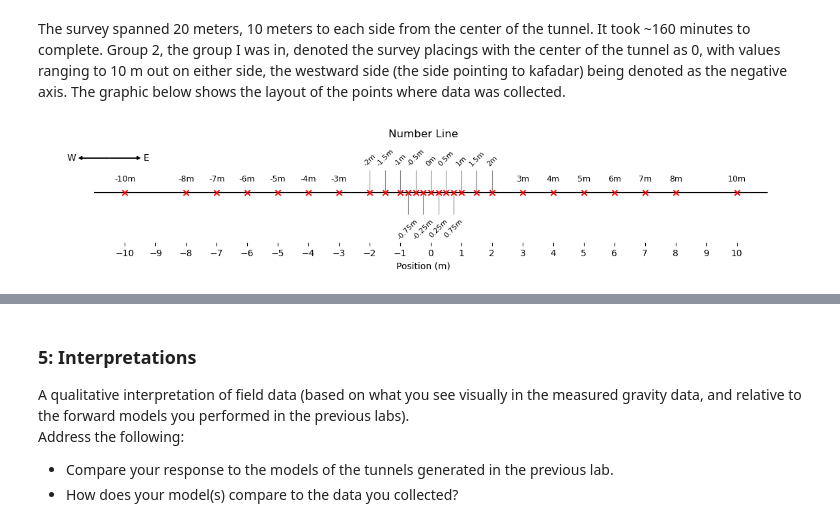
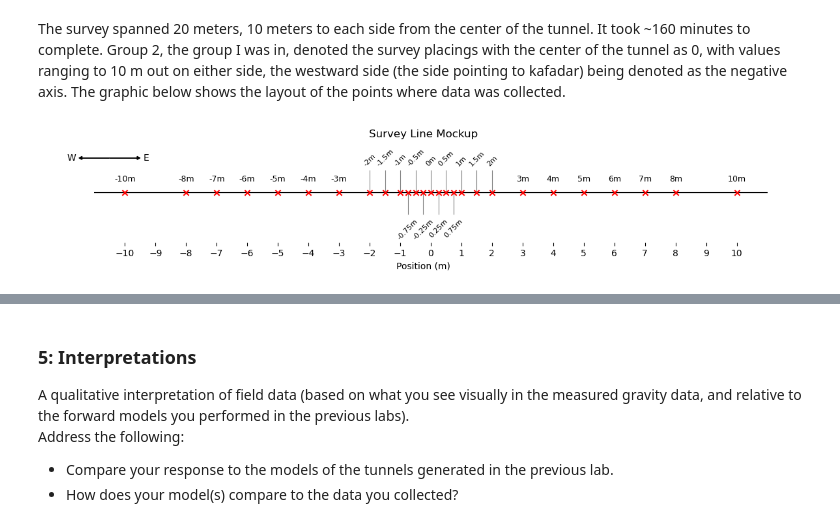
Before and after one commit to lillian-hanson/gpgn-318-328-notebooks, a Jupyter notebook: Labs/gravity/06-lab/06-Gravity-Tunnel-Hanson.ipynb, the cells around one changed output, grey strips where cells are left out. Drawn from its saved outputs; the diff is of its cells as text; code cells hidden in the pictures.

```diff
--- a/Labs/gravity/06-lab/06-Gravity-Tunnel-Hanson.ipynb
+++ b/Labs/gravity/06-lab/06-Gravity-Tunnel-Hanson.ipynb
@@ -63,32 +103,32 @@ for x in x_points:
         label_y = 0.35 if x % 0.5 == 0 else -0.35
         plt.plot([x, x], [0, label_y], color='gray', lw=0.8, zorder=1)
         plt.text(x, label_y + (0.05 if label_y > 0 else -0.05),
                  f'{x}m', ha='center', va='bottom' if label_y > 0 else 'top',
                  fontsize=8, rotation=45)
     else:
         # Regular labels
         plt.text(x, 0.15, f'{x}m', ha='center', va='bottom', fontsize=9)
 
 compass_x = min(x_points) - 0.5
 compass_y = 0.55
 
 plt.arrow(compass_x, compass_y, 1, 0, head_width=0.05, head_length=0.1,
           fc='black', ec='black', length_includes_head=True, zorder=4)
 plt.arrow(compass_x, compass_y, -1, 0, head_width=0.05, head_length=0.1,
           fc='black', ec='black', length_includes_head=True, zorder=4)
 
 plt.text(compass_x + 1.1, compass_y, 'E', ha='left', va='center', fontsize=10)
 plt.text(compass_x - 1.1, compass_y, 'W', ha='right', va='center', fontsize=10)
 
 # Styling
 plt.yticks([])
 plt.xticks(range(-10, 11, 1))
 plt.xlabel('Position (m)')
-plt.title('Number Line')
+plt.title('Survey Line Mockup')
 plt.grid(False)
 plt.box(False)
 plt.ylim(-0.8, 0.8)
 
 plt.show()
 # %% [output]
-[figure, old version]
+[figure, new version]
```
Also changed, not shown: parts of 21 cells of this notebook.
